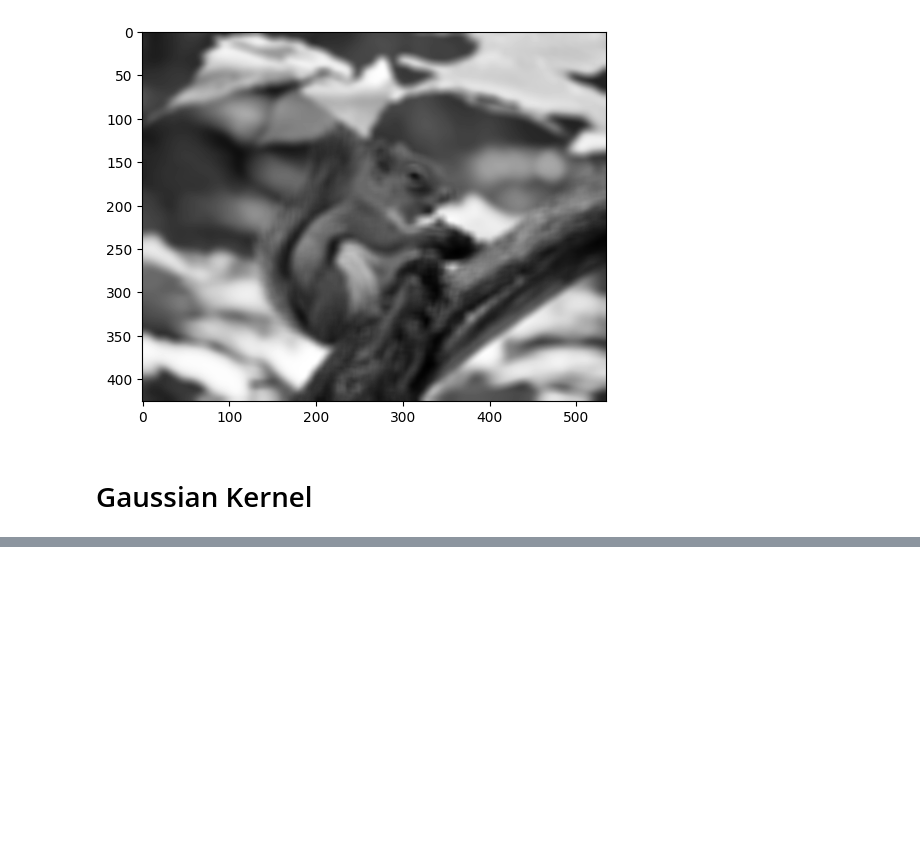
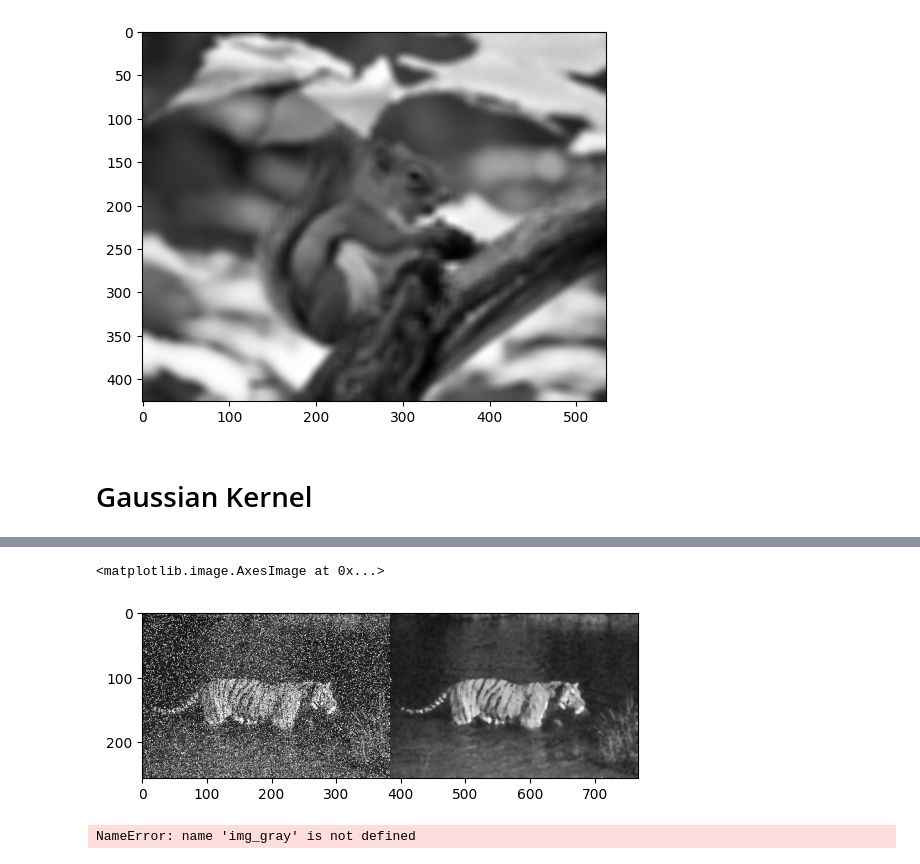
Before and after one commit to 0rphee/up, a Jupyter notebook: pdi/convolucion.ipynb, the cells around one changed output, grey strips where cells are left out. Saved outputs shown, nothing was run; the diff lists cells and outputs as text; code cells hidden in the pictures; blank space fills up the shorter version.

```diff
--- a/pdi/convolucion.ipynb
+++ b/pdi/convolucion.ipynb
@@ -48,0 +94,15 @@ plt.imshow(img_gaussian, cmap="gray")
+# %%
+img_noise = cv.imread("images/s-p-noise.jpeg", 0)
+# imagen con 25% de ruido
+# pixeles blancos y negros
+img_no_noise = cv.medianBlur(img_noise, 5)
+
+
+plt.imshow(np.hstack([img_noise, img_no_noise]), cmap="gray")
+# %% [output]
+<matplotlib.image.AxesImage at 0x...>
+[figure, added]
+# %%
+plt.imshow(cv.Laplacian(img_grey,-1,ksize=1), "gray")
+# %% [output]
+NameError: name 'img_gray' is not defined
```
Also changed, not shown: parts of 8 cells of this notebook.
